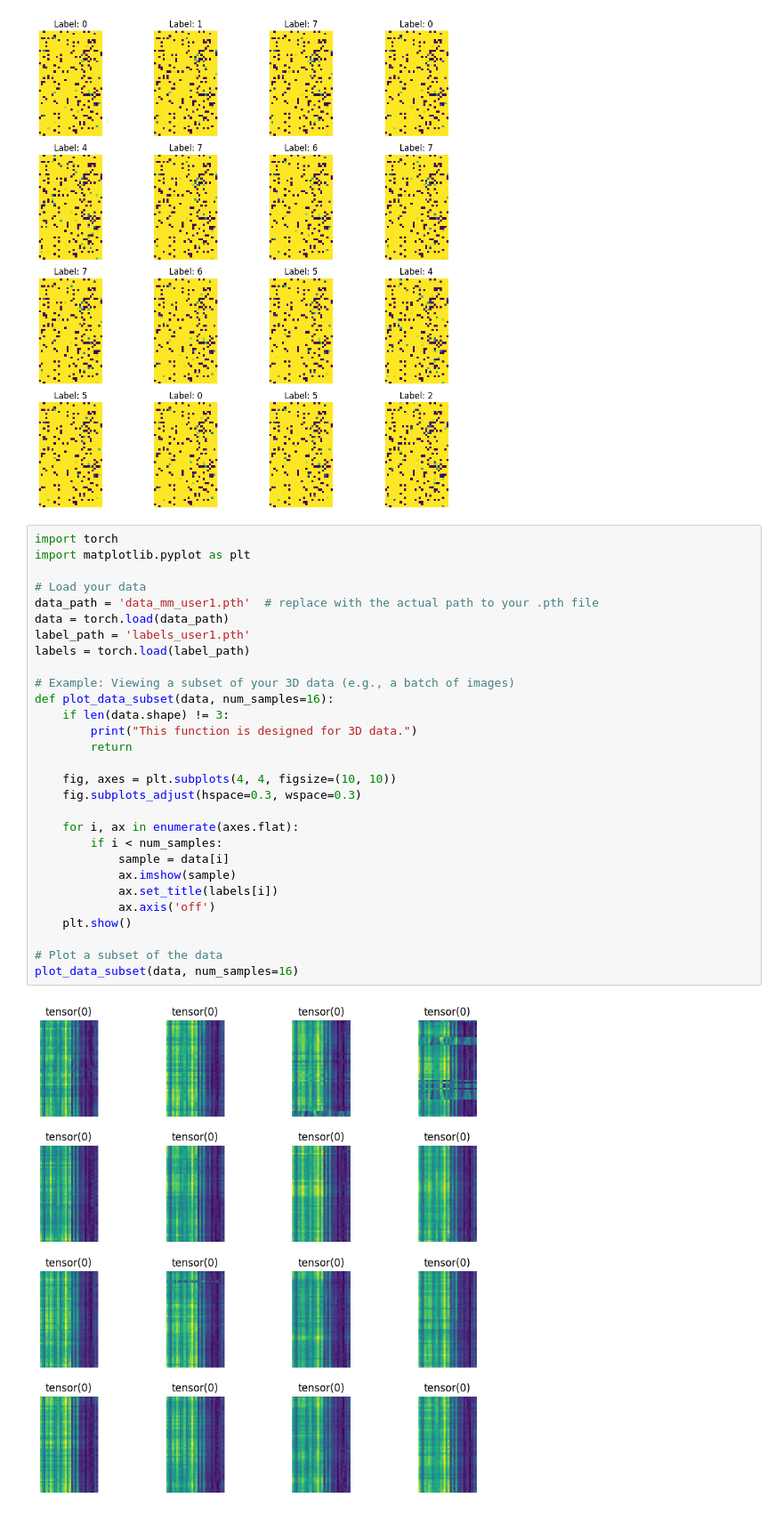
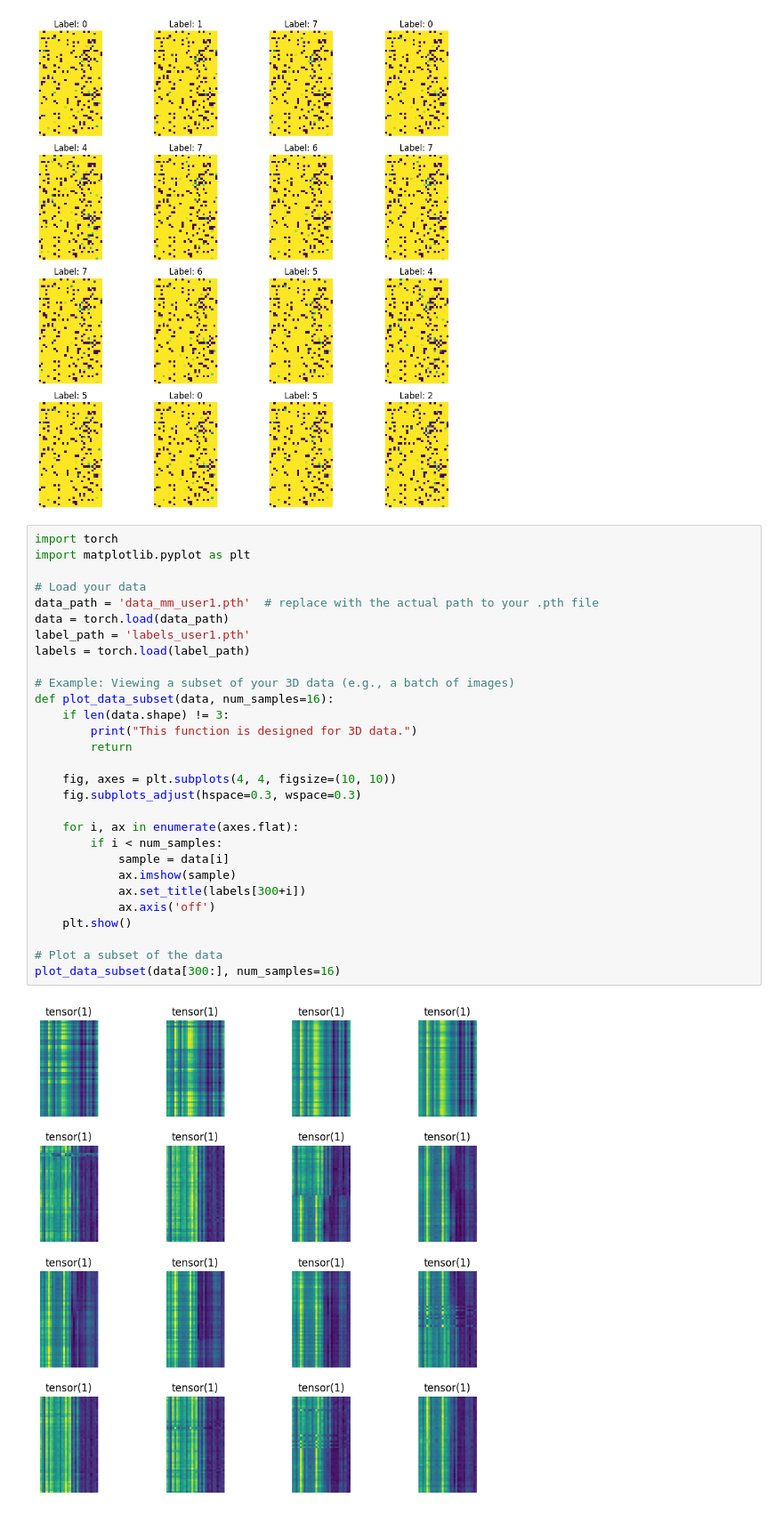
Before and after one commit to devansheek/CSI-GAN-Data-Augmentation, a Jupyter notebook: data.ipynb, the cells around one changed output. Shown: that part at 89% size. Drawn from its saved outputs; the diff is of its cells as text.

```diff
--- a/data.ipynb
+++ b/data.ipynb
@@ -67,34 +67,34 @@ plt.show()
 # %%
 import torch
 import matplotlib.pyplot as plt
 
 # Load your data
 data_path = 'data_mm_user1.pth'  # replace with the actual path to your .pth file
 data = torch.load(data_path)
 label_path = 'labels_user1.pth'
 labels = torch.load(label_path)
 
 # Example: Viewing a subset of your 3D data (e.g., a batch of images)
 def plot_data_subset(data, num_samples=16):
     if len(data.shape) != 3:
         print("This function is designed for 3D data.")
         return
 
     fig, axes = plt.subplots(4, 4, figsize=(10, 10))
     fig.subplots_adjust(hspace=0.3, wspace=0.3)
 
     for i, ax in enumerate(axes.flat):
         if i < num_samples:
             sample = data[i]
             ax.imshow(sample)
-            ax.set_title(labels[i])
+            ax.set_title(labels[300+i])
             ax.axis('off')
     plt.show()
 
 # Plot a subset of the data
-plot_data_subset(data, num_samples=16)
+plot_data_subset(data[300:], num_samples=16)
 # %% [output]
-[figure, old version]
+[figure, new version]
 # %%
 import torch
 import matplotlib.pyplot as plt
```
Also changed, not shown: parts of 1 cell of this notebook, 13 other files.
